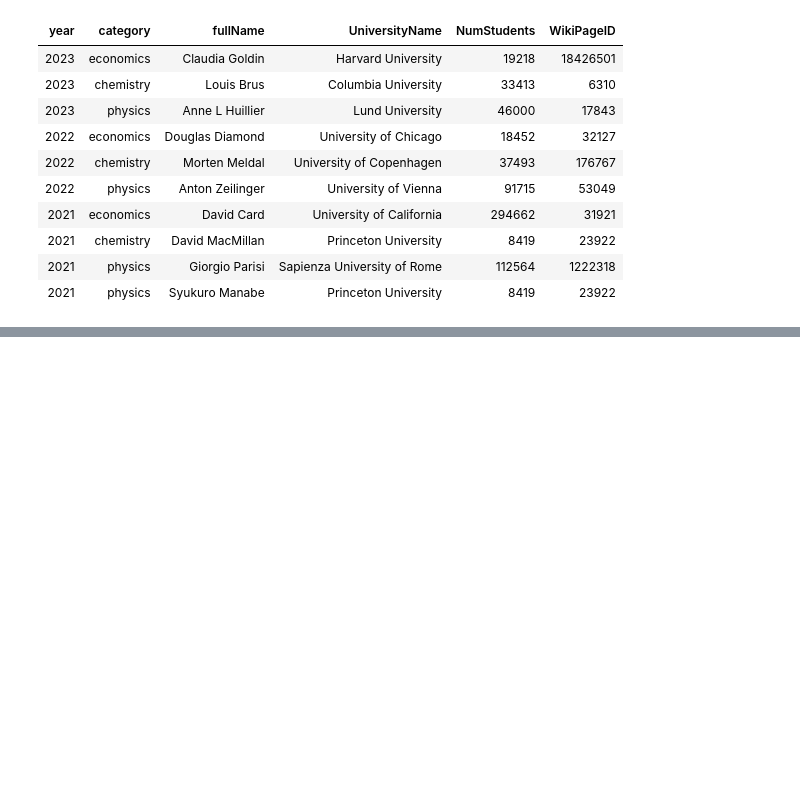
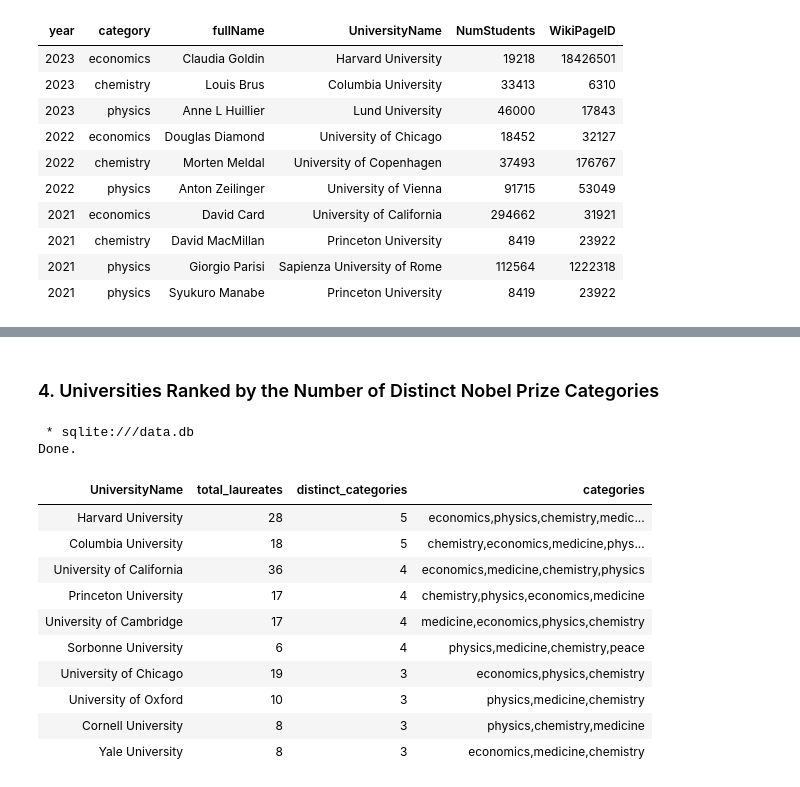
Before and after one commit to Fab2102/dke_project, a Jupyter notebook: project.ipynb, the cells around one changed output, grey strips where cells are left out. Drawn from its saved outputs; the diff is of its cells as text; code cells hidden in the pictures; blank space fills up the shorter version.

```diff
--- a/project.ipynb
+++ b/project.ipynb
@@ -268,0 +355,29 @@ Done.
+# %% [markdown]
+### 4. Universities Ranked by the Number of Distinct Nobel Prize Categories
+# %%
+%%sql
+
+SELECT
+  UniversityName,
+  COUNT(*) AS total_laureates,
+  COUNT(DISTINCT category) AS distinct_categories,
+  GROUP_CONCAT(DISTINCT category) AS categories
+FROM nobel_universities
+GROUP BY UniversityName
+HAVING COUNT(DISTINCT category) > 1
+ORDER BY distinct_categories DESC, total_laureates DESC
+LIMIT 10;
+# %% [output]
+ * sqlite:///data.db
+Done.
+| UniversityName | total_laureates | distinct_categories | categories |
+| Harvard University | 28 | 5 | economics,physics,chemistry,medic... |
+| Columbia University | 18 | 5 | chemistry,economics,medicine,phys... |
+| University of California | 36 | 4 | economics,medicine,chemistry,physics |
+| Princeton University | 17 | 4 | chemistry,physics,economics,medicine |
+| University of Cambridge | 17 | 4 | medicine,economics,physics,chemistry |
+| Sorbonne University | 6 | 4 | physics,medicine,chemistry,peace |
+| University of Chicago | 19 | 3 | economics,physics,chemistry |
+| University of Oxford | 10 | 3 | physics,medicine,chemistry |
+| Cornell University | 8 | 3 | physics,chemistry,medicine |
+| Yale University | 8 | 3 | economics,medicine,chemistry |
```
Also changed, not shown: parts of 10 cells of this notebook, 1 other file.
